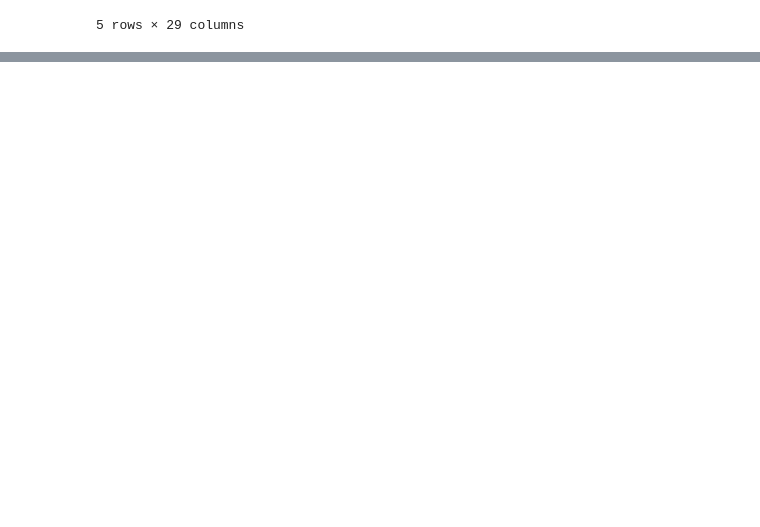
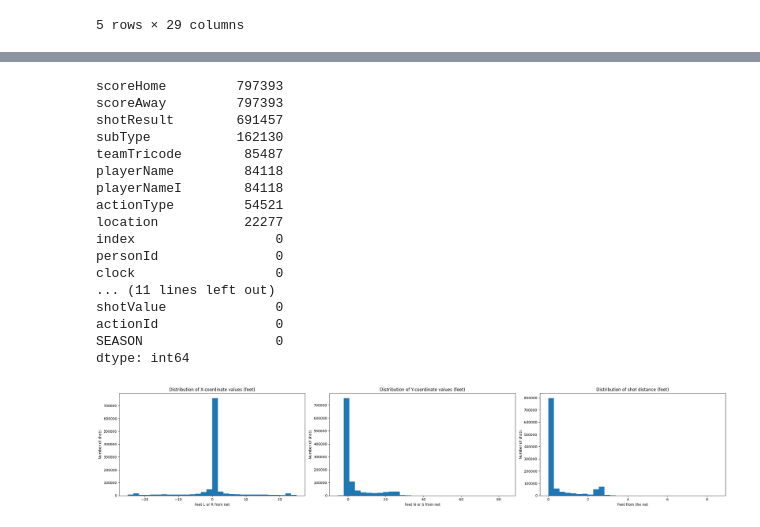
Before and after one commit to jyoon0808/nba-game-outcome-prediction, a Jupyter notebook: data.ipynb, the cells around one changed output, grey strips where cells are left out. Drawn from its saved outputs; the diff is of its cells as text; code cells hidden in the pictures; blank space fills up the shorter version.

```diff
--- a/data.ipynb
+++ b/data.ipynb
@@ -171,0 +274,51 @@ game_id_df.to_csv('game_id.csv', index=False, compression='zip')
+# %%
+# Checking for null values - no need for imputation techniques
+# scoreAway, scoreHome will have null values anytime event is shotResult = 'Made'
+# shotResult will have null values when event is any event other than taking FG or FT
+# teamTricode will have null values at the start and end of every period, rebounds, instant replays, timeouts (events that affect both teams)
+# actionType is null when event is either block or stealing
+# location is null when start or end of period or instant replay
+
+print(df_train.isna().sum().sort_values(ascending=False))
+#df_train[df_train['teamTricode'].isna()].head(15)
+
+# Checking distribution of shot distances
+fig, axs = plt.subplots(1, 3, figsize=(25,5))
+axs = axs.flatten()
+
+axs[0].hist(df_train['xLegacy']/10, bins=30)
+axs[0].set_title('Distribution of X-coordinate values (feet)')
+axs[0].set_xlabel('Feet L or R from net')
+axs[0].set_ylabel('Number of shots')
+
+axs[1].hist(df_train['yLegacy']/10, bins=30)
+axs[1].set_title('Distribution of Y-coordinate values (feet)')
+axs[1].set_xlabel('Feet N or S from net')
+axs[1].set_ylabel('Number of shots')
+
+axs[2].hist(df_train['shotDistance']/10, bins=30)
+axs[2].set_title('Distribution of shot distance (feet)')
+axs[2].set_xlabel('Feet from the net')
+axs[2].set_ylabel('Number of shots')
+
+plt.tight_layout()
+plt.show()
+# %% [output]
+scoreHome         797393
+scoreAway         797393
+shotResult        691457
+subType           162130
+teamTricode        85487
+playerName         84118
+playerNameI        84118
+actionType         54521
+location           22277
+index                  0
+personId               0
+clock                  0
+... (11 lines left out)
+shotValue              0
+actionId               0
+SEASON                 0
+dtype: int64
+[figure, added]
```
Also changed, not shown: parts of 8 cells of this notebook.
